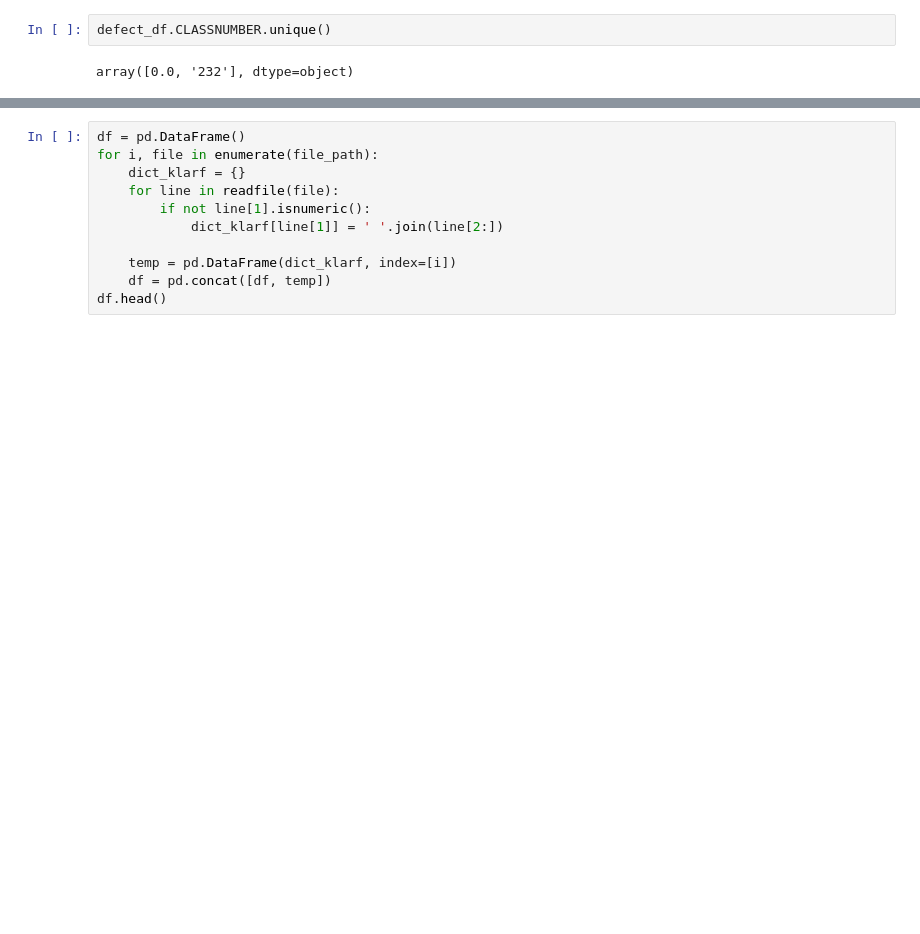
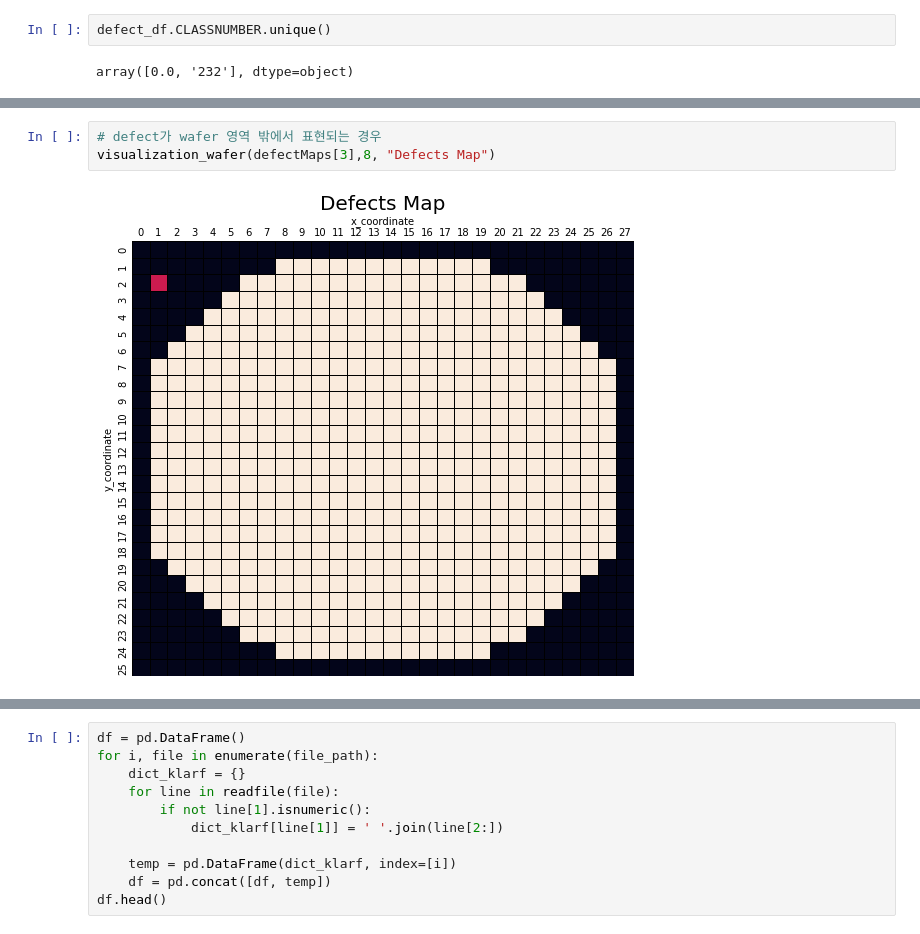
Before and after one commit to Hakseon97/Anomaly_wafer_detection_with_SKhynix, a Jupyter notebook: klarf_parsing.ipynb, the cells around one changed output, grey strips where cells are left out. Saved outputs shown, nothing was run; the diff lists cells and outputs as text; blank space fills up the shorter version.

```diff
--- a/klarf_parsing.ipynb
+++ b/klarf_parsing.ipynb
@@ -415,0 +415,5 @@ visualization_wafer(waferMap,8)
+# %%
+# defect가 wafer 영역 밖에서 표현되는 경우
+visualization_wafer(defectMaps[3],8, "Defects Map")
+# %% [output]
+[figure, added]
```
Also changed, not shown: parts of 8 cells of this notebook.
